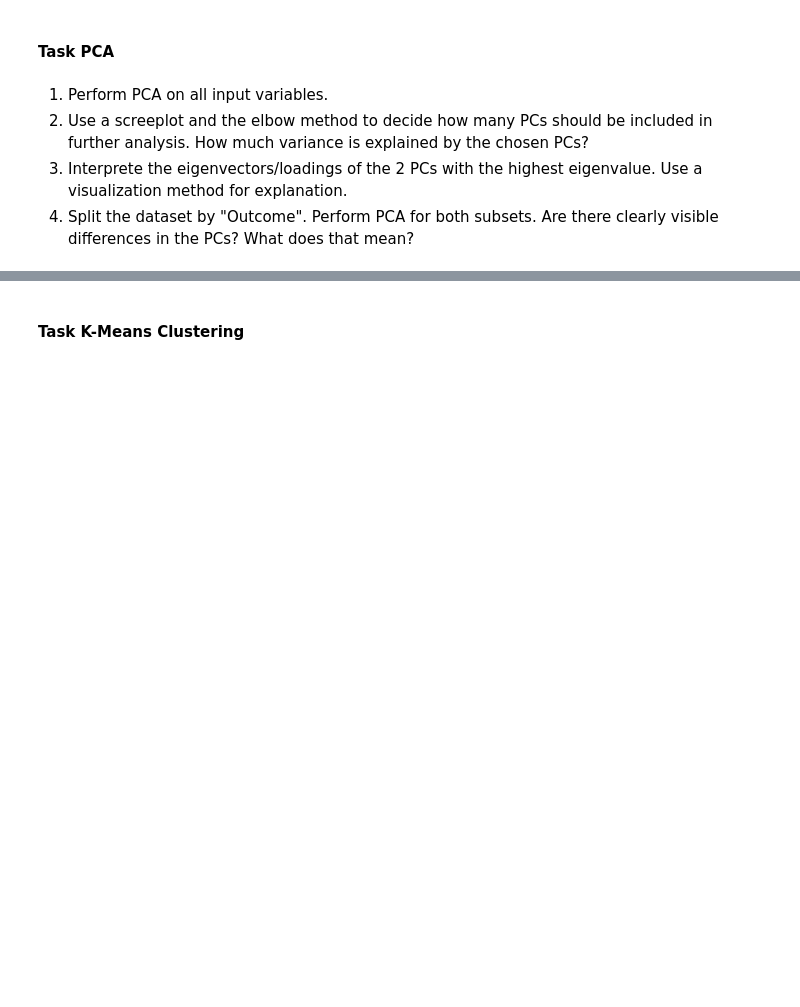
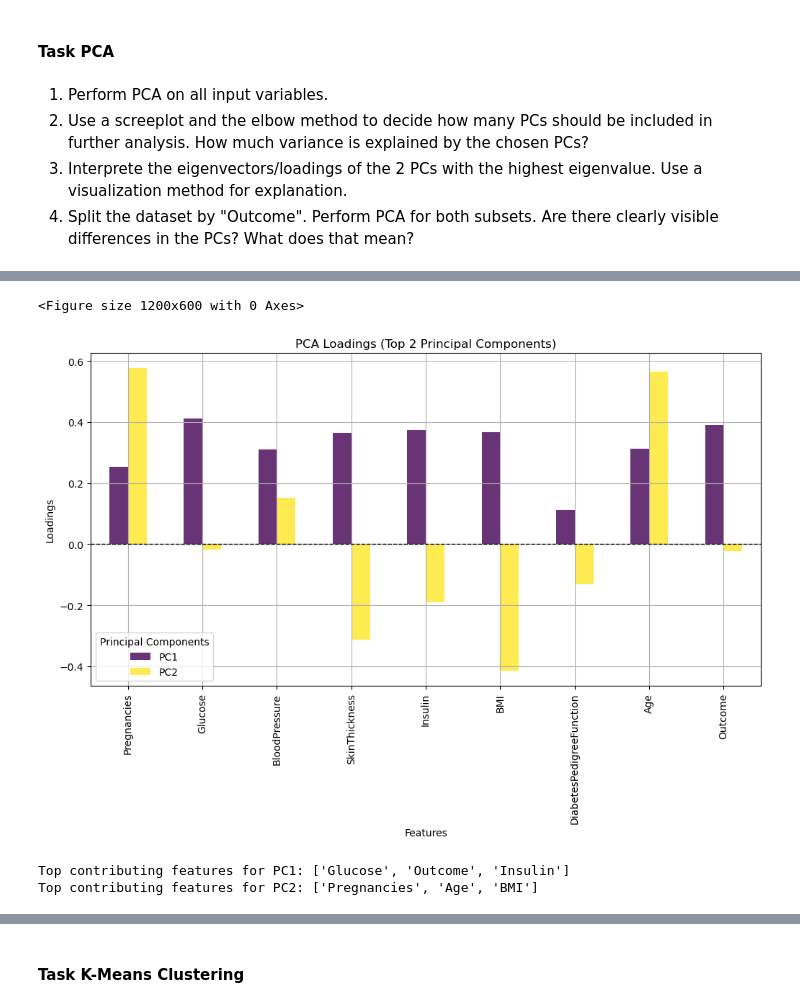
Before and after one commit to davisdsuess/Applied-Analytics, a Jupyter notebook: 02_Tuesday/session2afternoon.ipynb, the cells around one changed output, grey strips where cells are left out. Cells and saved outputs as stored; diff of their text form; code cells hidden in the pictures; blank space fills up the shorter version.

```diff
--- a/02_Tuesday/session2afternoon.ipynb
+++ b/02_Tuesday/session2afternoon.ipynb
@@ -26,0 +107,36 @@ df1.head()
+# %%
+# 3) Interprete the eigenvectors/loadings of the 2 PCs with the highest eigenvalue. Use a visualization method for explanation.
+
+import seaborn as sns
+import pandas as pd
+import matplotlib.pyplot as plt
+
+# Eigenvektoren (Ladungen) extrahieren
+loadings = pca.components_[:2]  # Erste zwei Hauptkomponenten
+
+# DataFrame für Visualisierung erstellen
+loadings_df = pd.DataFrame(loadings.T, index=df1.columns, columns=['PC1', 'PC2'])
+
+# Balkendiagramm für die ersten beiden Hauptkomponenten
+plt.figure(figsize=(12, 6))
+loadings_df.plot(kind='bar', figsize=(12, 6), cmap='viridis', alpha=0.8)
+plt.axhline(0, color='black', linestyle='--', linewidth=1)
+plt.title('PCA Loadings (Top 2 Principal Components)')
+plt.xlabel('Features')
+plt.ylabel('Loadings')
+plt.legend(title='Principal Components')
+plt.xticks(rotation=90)
+plt.grid(True)
+plt.show()
+
+# Interpretation: Höchste absolute Werte in jeder Komponente
+top_features_pc1 = loadings_df['PC1'].abs().nlargest(3).index.tolist()
+top_features_pc2 = loadings_df['PC2'].abs().nlargest(3).index.tolist()
+
+print(f'Top contributing features for PC1: {top_features_pc1}')
+print(f'Top contributing features for PC2: {top_features_pc2}')
+# %% [output]
+<Figure size 1200x600 with 0 Axes>
+[figure, added]
+Top contributing features for PC1: ['Glucose', 'Outcome', 'Insulin']
+Top contributing features for PC2: ['Pregnancies', 'Age', 'BMI']
```
Also changed, not shown: parts of 4 cells of this notebook.
